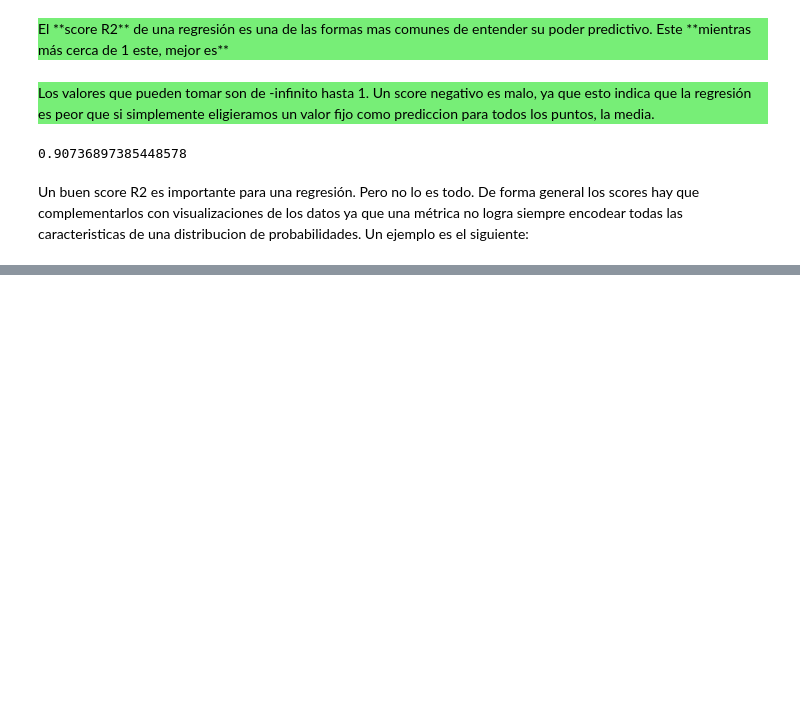
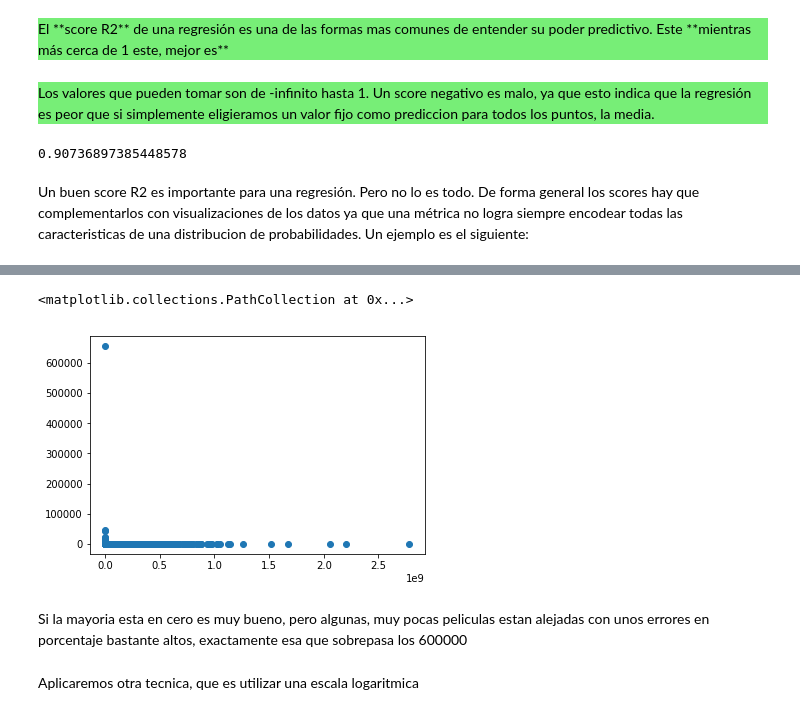
Before and after one commit to WillArevalo/Curso-de-Machine-Learning-Aplicado-con-Python, a Jupyter notebook: 17-19 - Implementar un modelo de regresión (Lasso)-Evaluando el modelo.ipynb, the cells around one changed output, grey strips where cells are left out. Cells and saved outputs as stored; diff of their text form; code cells hidden in the pictures; blank space fills up the shorter version.

```diff
--- a/17-19 - Implementar un modelo de regresión (Lasso)-Evaluando el modelo.ipynb
+++ b/17-19 - Implementar un modelo de regresión (Lasso)-Evaluando el modelo.ipynb
@@ -132,0 +159,14 @@ Un buen score R2 es importante para una regresión. Pero no lo es todo. De forma
+# %%
+#Por lo que creamos otra variable
+# Le llamo ap_residuals por que solo voy a tomar valores absolutos, ninguno negativo
+# Tambien lo voy a normalizar para tener el porcentaje de error mas que el valor absoluto
+ap_residuals = np.abs(residuals)/y_test
+# %%
+plt.scatter(y_test,ap_residuals)
+# %% [output]
+<matplotlib.collections.PathCollection at 0x...>
+[figure, added]
+# %% [markdown]
+Si la mayoria esta en cero es muy bueno, pero algunas, muy pocas peliculas estan alejadas con unos errores en porcentaje bastante altos, exactamente esa que sobrepasa los 600000
+# %% [markdown]
+Aplicaremos otra tecnica, que es utilizar una escala logaritmica
```
Also changed, not shown: parts of 16 cells of this notebook, 1 other file.
